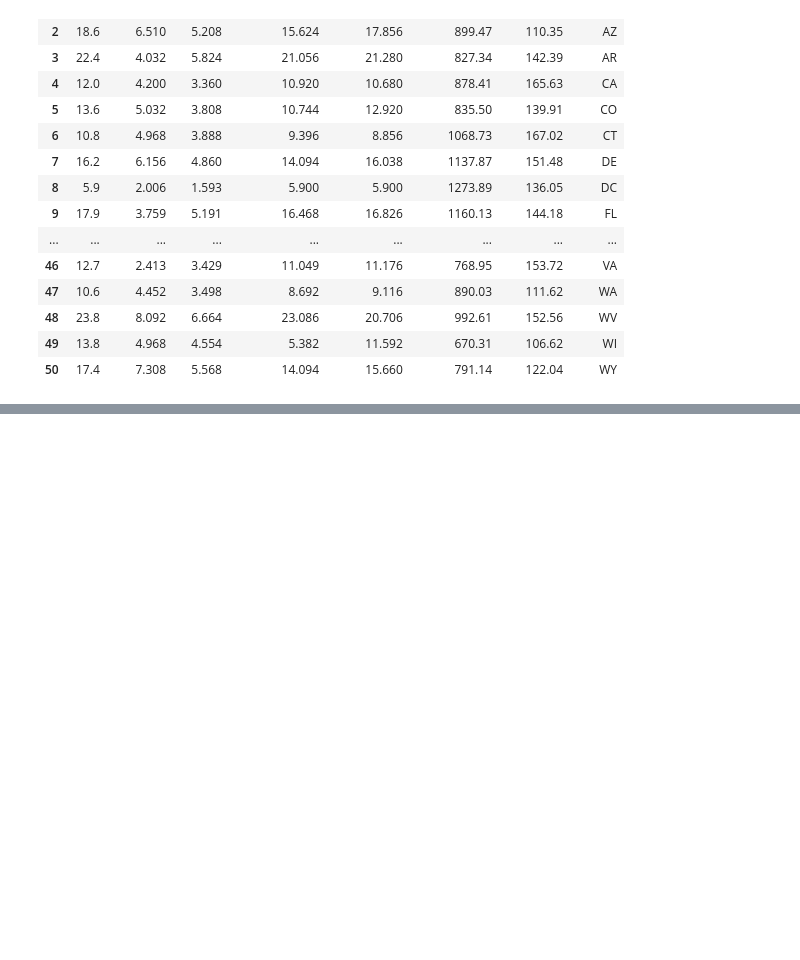
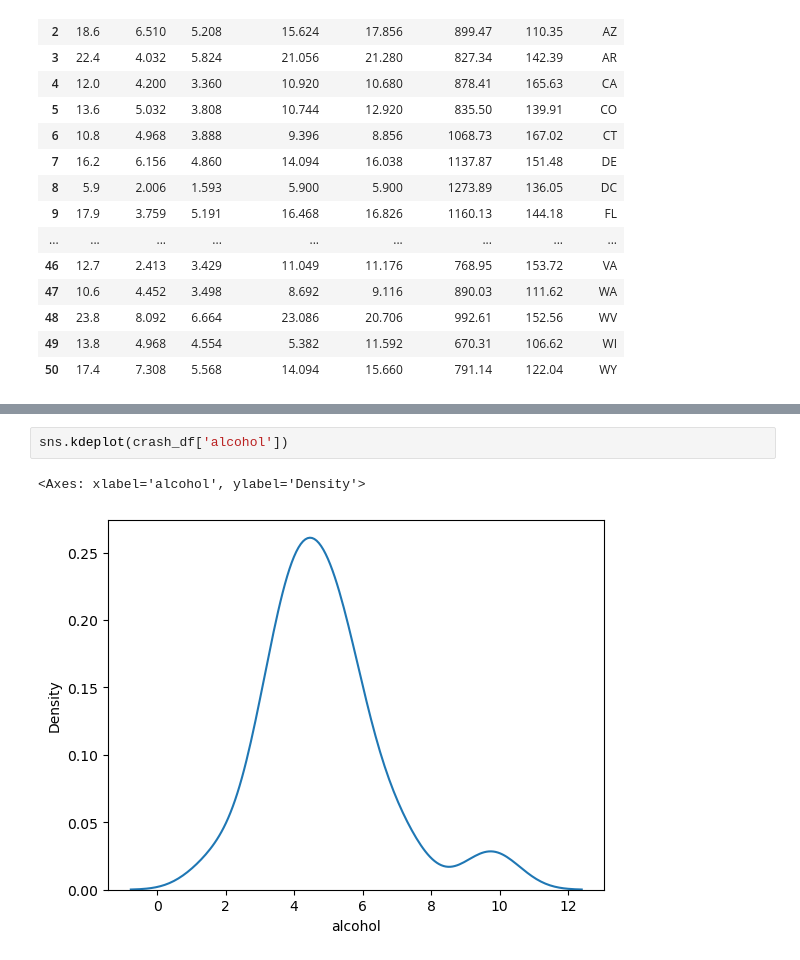
Before and after one commit to onelov3r/Data-Visualisation-Practice, a Jupyter notebook: seaborn.ipynb, the cells around one changed output, grey strips where cells are left out. Saved outputs shown, nothing was run; the diff lists cells and outputs as text; blank space fills up the shorter version.

```diff
--- a/seaborn.ipynb
+++ b/seaborn.ipynb
@@ -26,0 +46,5 @@ crash_df
+# %%
+sns.kdeplot(crash_df['alcohol'])
+# %% [output]
+<Axes: xlabel='alcohol', ylabel='Density'>
+[figure, added]
```
Also changed, not shown: parts of 13 cells of this notebook.
